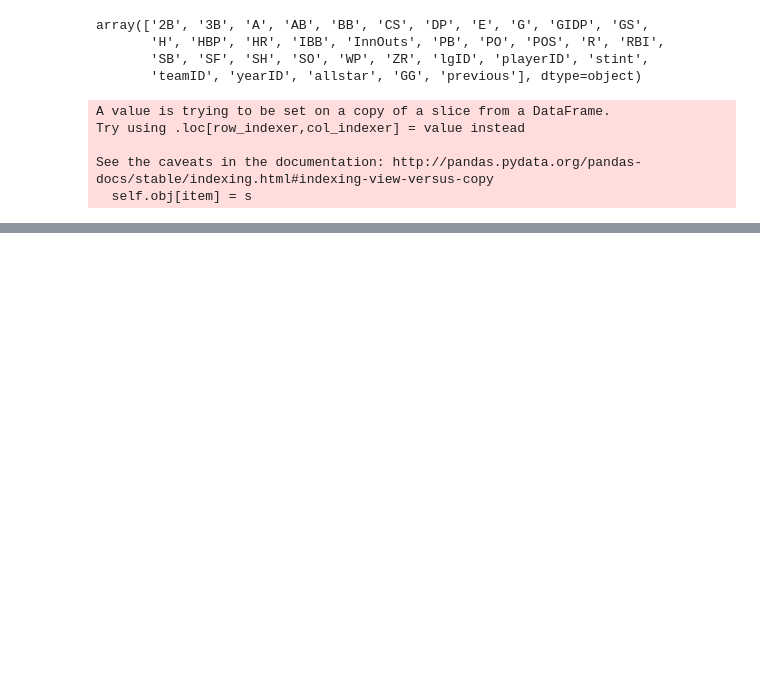
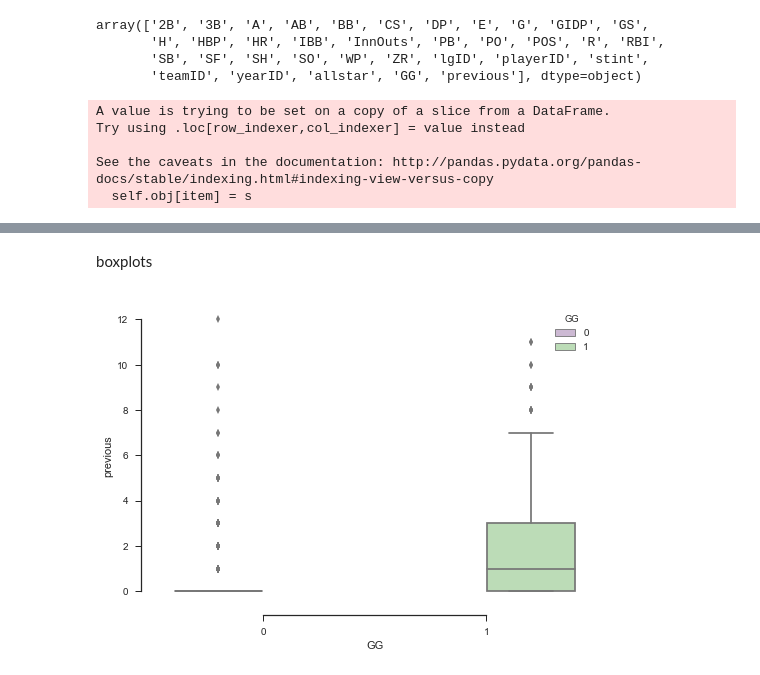
Before and after one commit to oz1717/SFP_GG_award, a Jupyter notebook: GG.ipynb, the cells around one changed output, grey strips where cells are left out. Saved outputs shown, nothing was run; the diff lists cells and outputs as text; code cells hidden in the pictures; blank space fills up the shorter version.

```diff
--- a/GG.ipynb
+++ b/GG.ipynb
@@ -275,0 +304,13 @@ features_importances[:10]
+# %% [markdown]
+boxplots
+# %%
+#stats_box = stats_pre_OF_df.loc(['previous', 'GG'])
+
+sns.set(style="ticks")
+
+# Draw a nested boxplot to show bills by day and sex
+sns.boxplot(x="GG", y="previous", hue='GG', data=stats_pre_OF_df, palette="PRGn")
+sns.despine(offset=10, trim=True)
+sns.plt.show()
+# %% [output]
+[figure, added]
```
Also changed, not shown: parts of 13 cells of this notebook.
